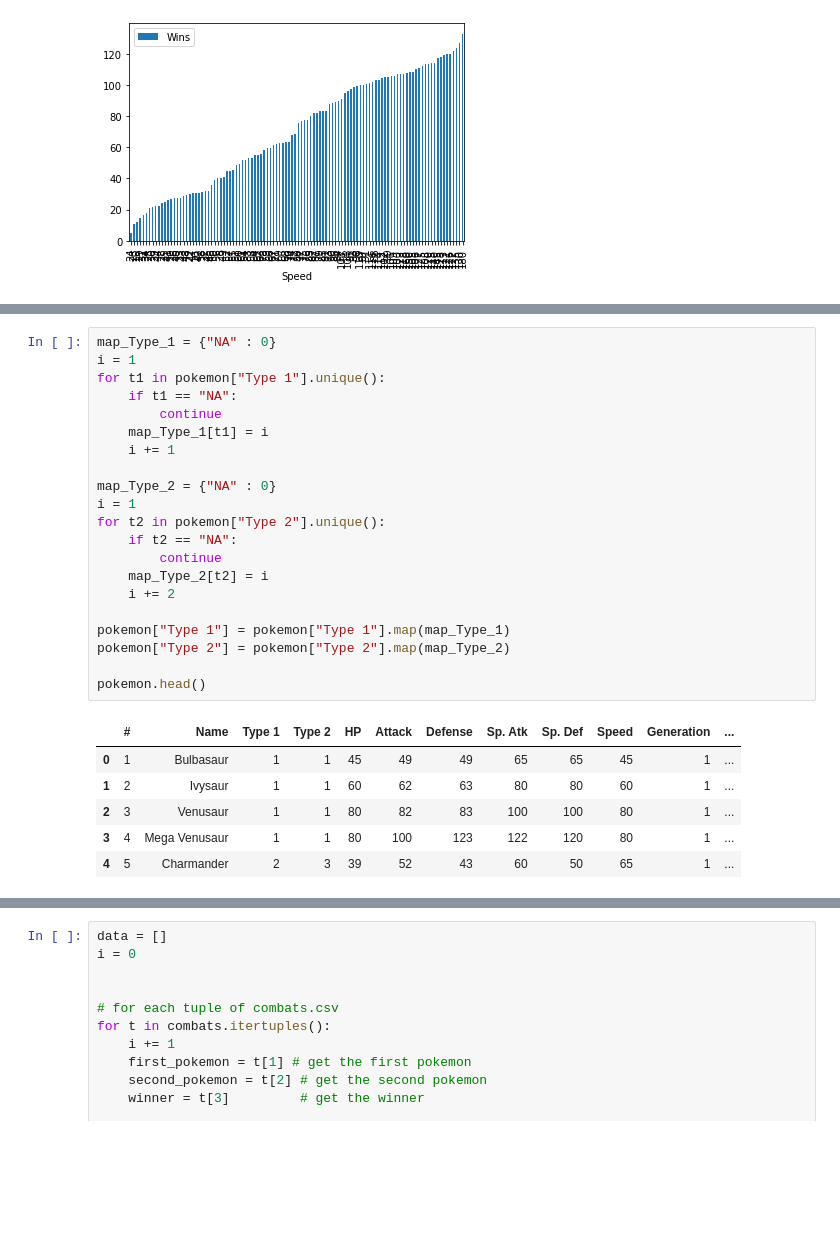
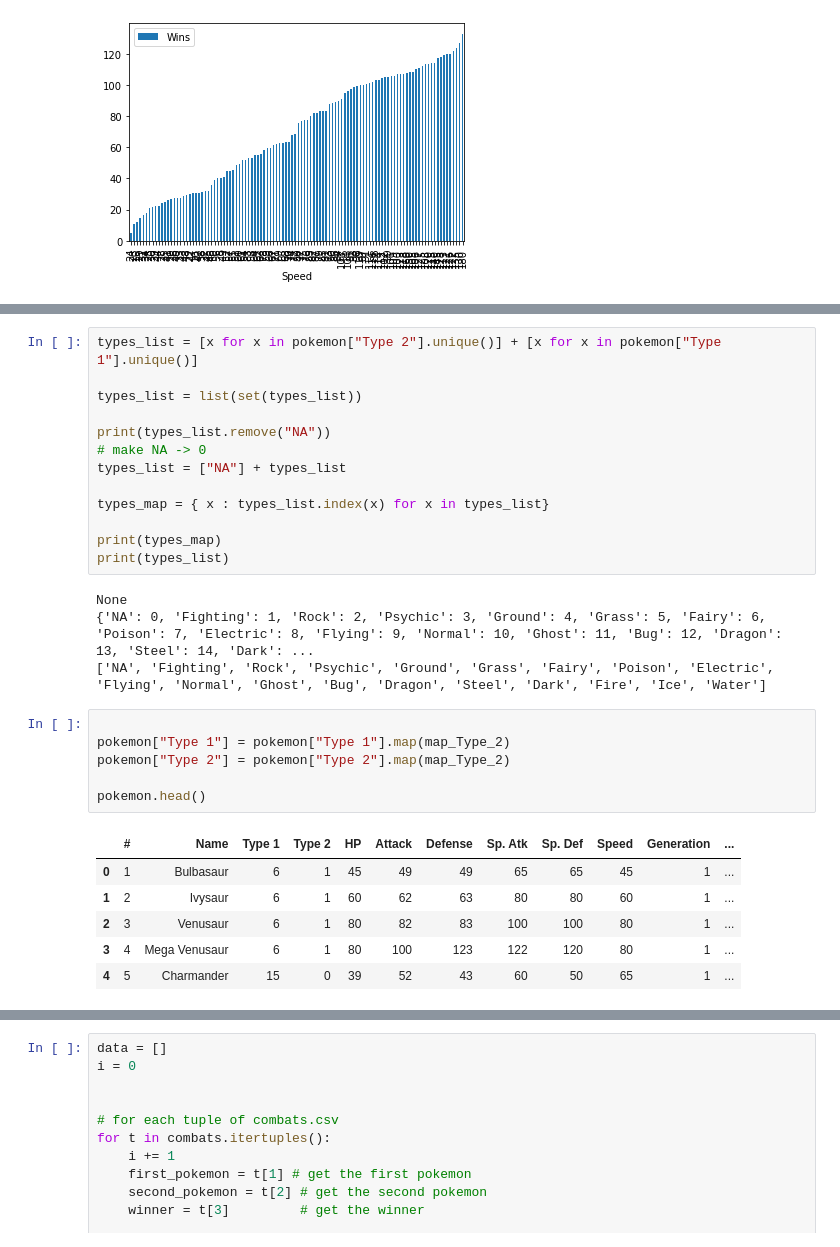
Before and after one commit to Pedro-Lopes-Frisson/TAA, a Jupyter notebook: projeto/Untitled.ipynb, the cells around one changed output, grey strips where cells are left out. Cells and saved outputs as stored; diff of their text form; blank space fills up the shorter version.

```diff
--- a/projeto/Untitled.ipynb
+++ b/projeto/Untitled.ipynb
@@ -114,28 +121,30 @@ type_1.sort_values(by='Wins',ascending=True).plot(kind='bar')
+# %%
+types_list = [x for x in pokemon["Type 2"].unique()] + [x for x in pokemon["Type 1"].unique()]
+
+types_list = list(set(types_list))
+
+print(types_list.remove("NA"))
+# make NA -> 0
+types_list = ["NA"] + types_list
+
+types_map = { x : types_list.index(x) for x in types_list}
+
+print(types_map)
+print(types_list)
+# %% [output]
+None
+{'NA': 0, 'Fighting': 1, 'Rock': 2, 'Psychic': 3, 'Ground': 4, 'Grass': 5, 'Fairy': 6, 'Poison': 7, 'Electric': 8, 'Flying': 9, 'Normal': 10, 'Ghost': 11, 'Bug': 12, 'Dragon': 13, 'Steel': 14, 'Dark': ...
+['NA', 'Fighting', 'Rock', 'Psychic', 'Ground', 'Grass', 'Fairy', 'Poison', 'Electric', 'Flying', 'Normal', 'Ghost', 'Bug', 'Dragon', 'Steel', 'Dark', 'Fire', 'Ice', 'Water']
 # %%
-map_Type_1 = {"NA" : 0}
-i = 1
-for t1 in pokemon["Type 1"].unique():
-    if t1 == "NA":
-        continue
-    map_Type_1[t1] = i
-    i += 1
 
-map_Type_2 = {"NA" : 0}
-i = 1
-for t2 in pokemon["Type 2"].unique():
-    if t2 == "NA":
-        continue
-    map_Type_2[t2] = i
-    i += 2
-
-pokemon["Type 1"] = pokemon["Type 1"].map(map_Type_1)
+pokemon["Type 1"] = pokemon["Type 1"].map(map_Type_2)
 pokemon["Type 2"] = pokemon["Type 2"].map(map_Type_2)
 
 pokemon.head()
 # %% [output]
 |  | # | Name | Type 1 | Type 2 | HP | Attack | Defense | Sp. Atk | Sp. Def | Speed | Generation | ... |
-| 0 | 1 | Bulbasaur | 1 | 1 | 45 | 49 | 49 | 65 | 65 | 45 | 1 | ... |
-| 1 | 2 | Ivysaur | 1 | 1 | 60 | 62 | 63 | 80 | 80 | 60 | 1 | ... |
-| 2 | 3 | Venusaur | 1 | 1 | 80 | 82 | 83 | 100 | 100 | 80 | 1 | ... |
-| 3 | 4 | Mega Venusaur | 1 | 1 | 80 | 100 | 123 | 122 | 120 | 80 | 1 | ... |
-| 4 | 5 | Charmander | 2 | 3 | 39 | 52 | 43 | 60 | 50 | 65 | 1 | ... |
+| 0 | 1 | Bulbasaur | 6 | 1 | 45 | 49 | 49 | 65 | 65 | 45 | 1 | ... |
+| 1 | 2 | Ivysaur | 6 | 1 | 60 | 62 | 63 | 80 | 80 | 60 | 1 | ... |
+| 2 | 3 | Venusaur | 6 | 1 | 80 | 82 | 83 | 100 | 100 | 80 | 1 | ... |
+| 3 | 4 | Mega Venusaur | 6 | 1 | 80 | 100 | 123 | 122 | 120 | 80 | 1 | ... |
+| 4 | 5 | Charmander | 15 | 0 | 39 | 52 | 43 | 60 | 50 | 65 | 1 | ... |
```
Also changed, not shown: parts of 20 cells of this notebook.
